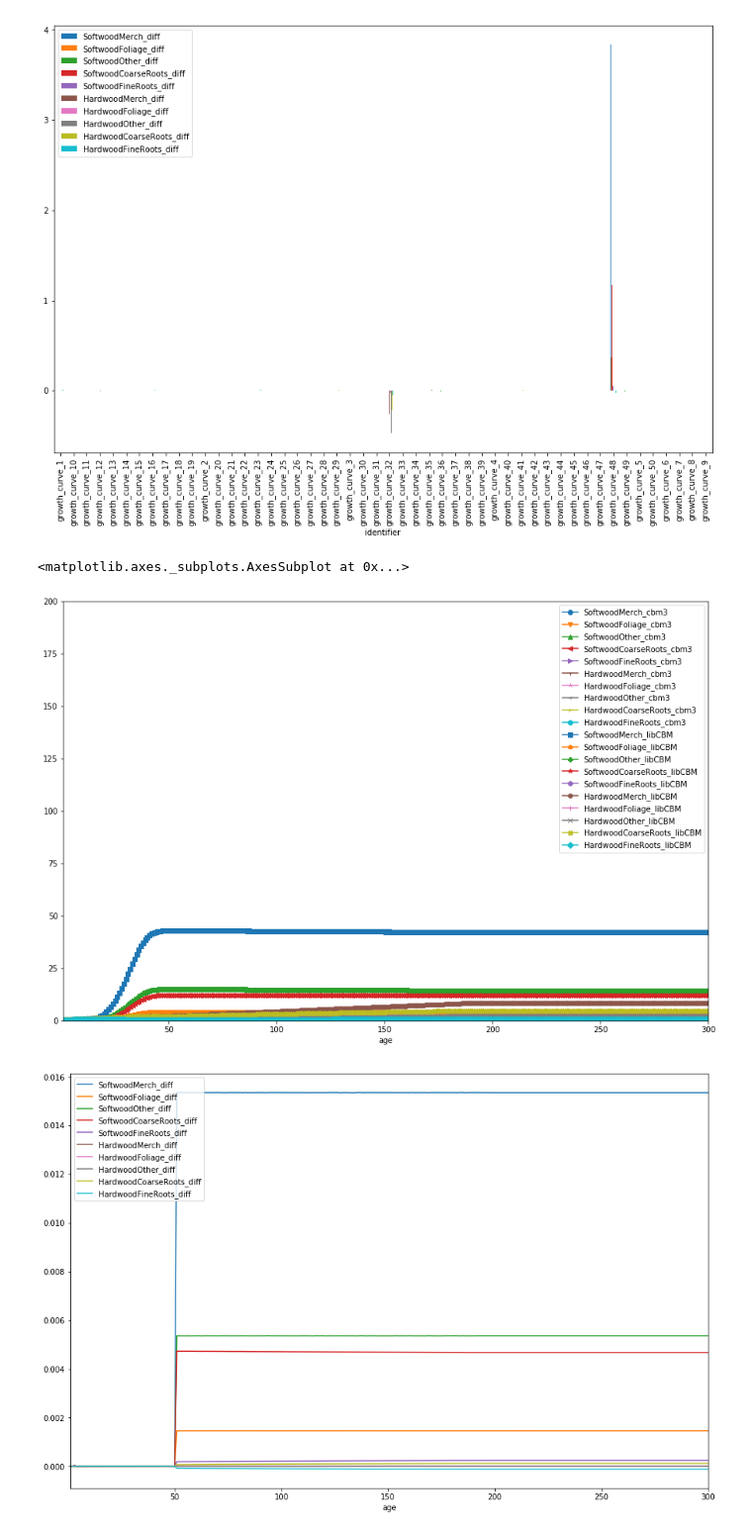
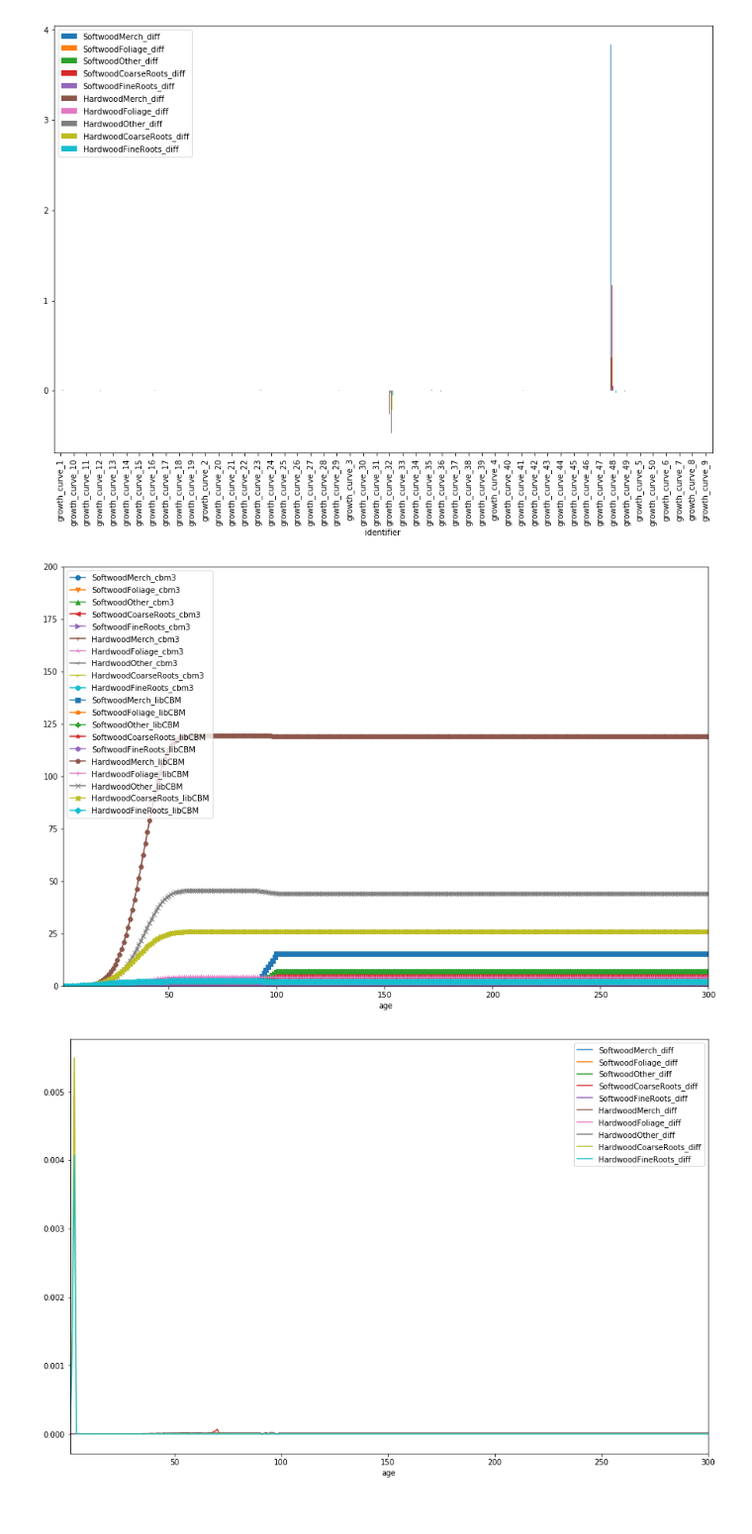
Before and after one commit to cat-cfs/libcbm_py, a Jupyter notebook: growth_curve_testing.ipynb, the cells around one changed output. Shown: that part at 99% size. Cells and saved outputs as stored; diff of their text form; code cells hidden in the pictures.

```diff
--- a/growth_curve_testing.ipynb
+++ b/growth_curve_testing.ipynb
@@ -321,16 +321,17 @@ merged[["identifier"]+diff_colnames].groupby("identifier").sum().plot(figsize=(1
 <matplotlib.axes._subplots.AxesSubplot at 0x...>
 [figure]
 # %%
-
-markers = ["o","v","^","<",">","1","2","3","4","8","s","p","P","*","h","H","+","x","X","D","d"]
-bio_pools = merged[merged["identifier"]=='growth_curve_48'][["age"]+cbm3_colnames+libCBM_colnames] \
-    .groupby("age").sum()
-ax = bio_pools.plot(figsize=(15,10), ylim=(0,200))
-for i, line in enumerate(ax.get_lines()):
-    line.set_marker(markers[i%len(markers)])
-ax.legend(ax.get_lines(), bio_pools.columns, loc='best')
-merged[merged["identifier"]=='growth_curve_48'][["age"]+diff_colnames].groupby("age").sum().plot(figsize=(15,10))
+def plot_diff(id):
+    markers = ["o","v","^","<",">","1","2","3","4","8","s","p","P","*","h","H","+","x","X","D","d"]
+    bio_pools = merged[merged["identifier"]==get_classifier_name(id)][["age"]+cbm3_colnames+libCBM_colnames] \
+        .groupby("age").sum()
+    ax = bio_pools.plot(figsize=(15,10), ylim=(0,200))
+    for i, line in enumerate(ax.get_lines()):
+        line.set_marker(markers[i%len(markers)])
+    ax.legend(ax.get_lines(), bio_pools.columns, loc='best')
+    merged[merged["identifier"]==get_classifier_name(id)][["age"]+diff_colnames].groupby("age").sum().plot(figsize=(15,10))
-# %% [output]
-<matplotlib.axes._subplots.AxesSubplot at 0x...>
-[figure, removed]
-[figure, removed]
+# %%
+plot_diff(29)
+# %% [output]
+[figure, added]
+[figure, added]
```
Also changed, not shown: parts of 9 cells of this notebook.
